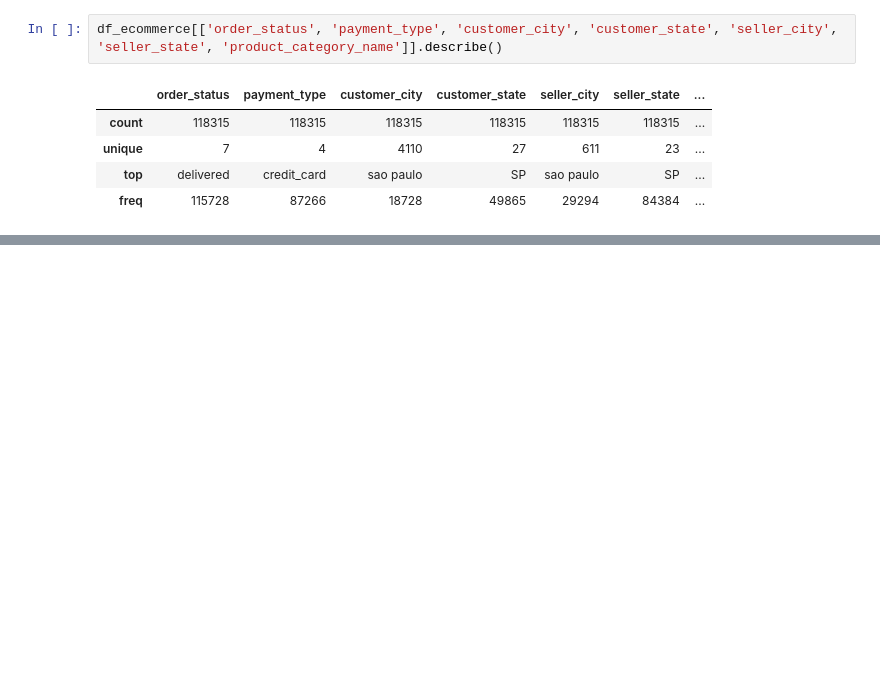
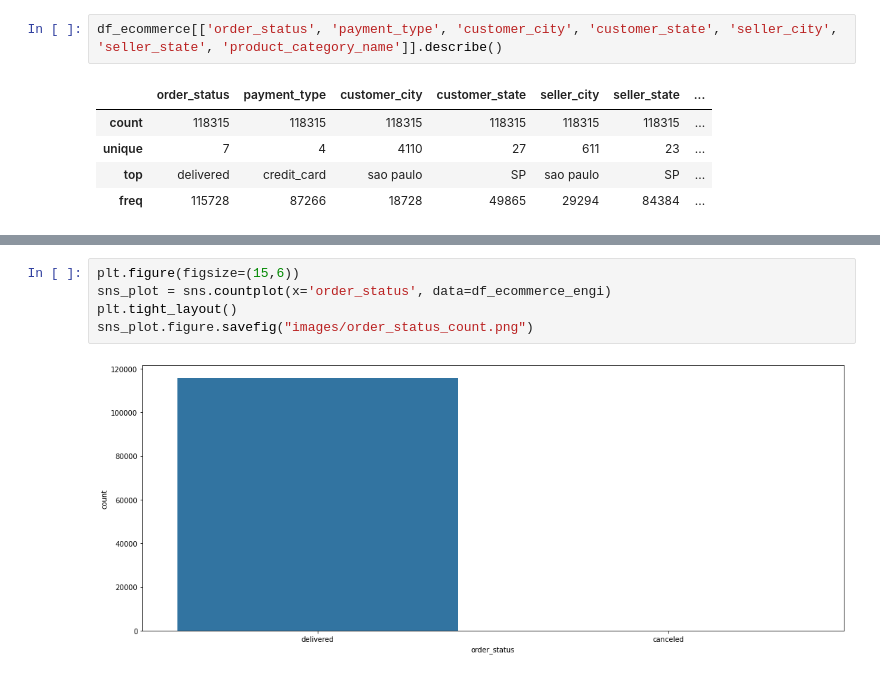
Before and after one commit to mathdeoliveira/olist, a Jupyter notebook: notebooks/data_analysis.ipynb, the cells around one changed output, grey strips where cells are left out. Drawn from its saved outputs; the diff is of its cells as text; blank space fills up the shorter version.

```diff
--- a/notebooks/data_analysis.ipynb
+++ b/notebooks/data_analysis.ipynb
@@ -204,0 +424,7 @@ df.product_category_name.unique()
+# %%
+plt.figure(figsize=(15,6))
+sns_plot = sns.countplot(x='order_status', data=df_ecommerce_engi)
+plt.tight_layout()
+sns_plot.figure.savefig("images/order_status_count.png")
+# %% [output]
+[figure, added]
```
Also changed, not shown: parts of 148 cells of this notebook, 25 other files.
